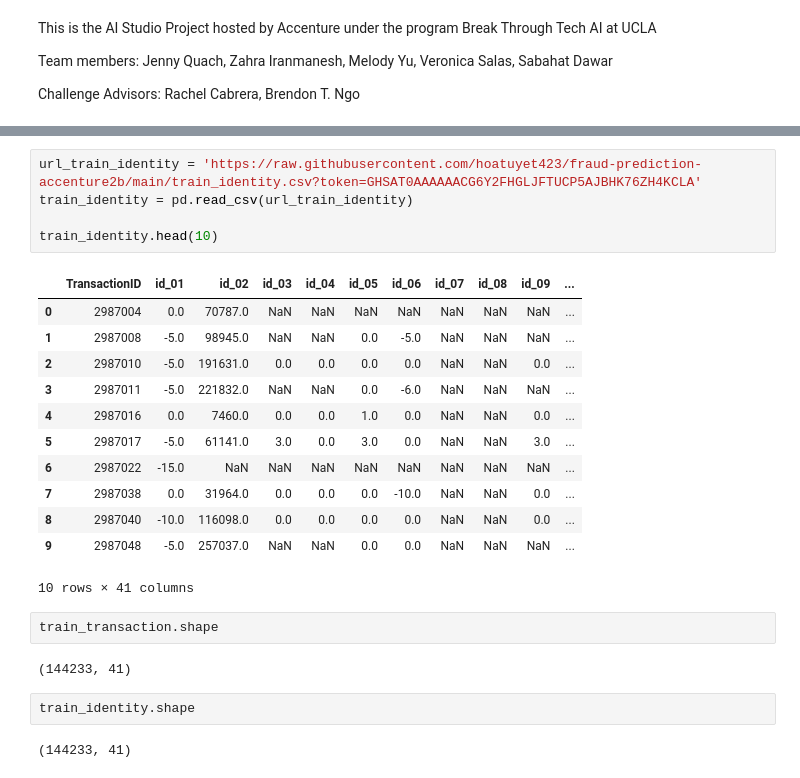
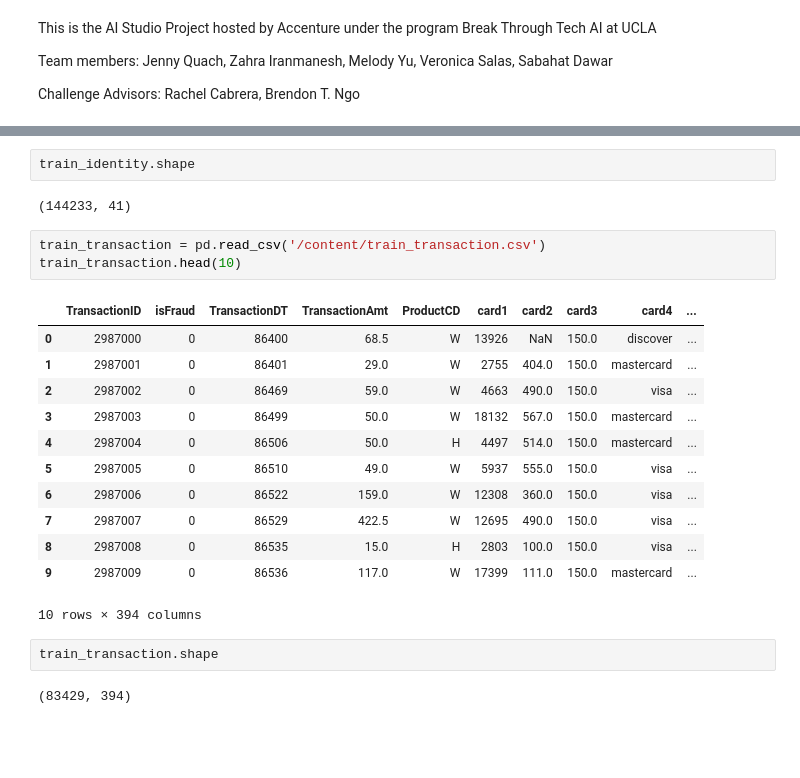
Before and after one commit to hoatuyet423/fraud-prediction-accenture2b, a Jupyter notebook: fraud_prediction_accenture2b.ipynb, the cells around one changed output, grey strips where cells are left out. Cells and saved outputs as stored; diff of their text form; blank space fills up the shorter version.

```diff
--- a/fraud_prediction_accenture2b.ipynb
+++ b/fraud_prediction_accenture2b.ipynb
@@ -26,29 +42,27 @@ train_transaction.head(10)
 | 8 | 2987040 | -10.0 | 116098.0 | 0.0 | 0.0 | 0.0 | 0.0 | NaN | NaN | 0.0 | ... |
 | 9 | 2987048 | -5.0 | 257037.0 | NaN | NaN | 0.0 | 0.0 | NaN | NaN | NaN | ... |
 10 rows × 41 columns
-# %%
-url_train_identity = 'https://raw.githubusercontent.com/hoatuyet423/fraud-prediction-accenture2b/main/train_identity.csv?token=GHSAT0AAAAAACG6Y2FHGLJFTUCP5AJBHK76ZH4KCLA'
-train_identity = pd.read_csv(url_train_identity)
-
-train_identity.head(10)
-# %% [output]
-|  | TransactionID | id_01 | id_02 | id_03 | id_04 | id_05 | id_06 | id_07 | id_08 | id_09 | ... |
-| 0 | 2987004 | 0.0 | 70787.0 | NaN | NaN | NaN | NaN | NaN | NaN | NaN | ... |
-| 1 | 2987008 | -5.0 | 98945.0 | NaN | NaN | 0.0 | -5.0 | NaN | NaN | NaN | ... |
-| 2 | 2987010 | -5.0 | 191631.0 | 0.0 | 0.0 | 0.0 | 0.0 | NaN | NaN | 0.0 | ... |
-| 3 | 2987011 | -5.0 | 221832.0 | NaN | NaN | 0.0 | -6.0 | NaN | NaN | NaN | ... |
-| 4 | 2987016 | 0.0 | 7460.0 | 0.0 | 0.0 | 1.0 | 0.0 | NaN | NaN | 0.0 | ... |
-| 5 | 2987017 | -5.0 | 61141.0 | 3.0 | 0.0 | 3.0 | 0.0 | NaN | NaN | 3.0 | ... |
-| 6 | 2987022 | -15.0 | NaN | NaN | NaN | NaN | NaN | NaN | NaN | NaN | ... |
-| 7 | 2987038 | 0.0 | 31964.0 | 0.0 | 0.0 | 0.0 | -10.0 | NaN | NaN | 0.0 | ... |
-| 8 | 2987040 | -10.0 | 116098.0 | 0.0 | 0.0 | 0.0 | 0.0 | NaN | NaN | 0.0 | ... |
-| 9 | 2987048 | -5.0 | 257037.0 | NaN | NaN | 0.0 | 0.0 | NaN | NaN | NaN | ... |
-10 rows × 41 columns
+# %%
+train_identity.shape
+# %% [output]
+(144233, 41)
+# %%
+train_transaction = pd.read_csv('/content/train_transaction.csv')
+train_transaction.head(10)
+# %% [output]
+|  | TransactionID | isFraud | TransactionDT | TransactionAmt | ProductCD | card1 | card2 | card3 | card4 | ... |
+| 0 | 2987000 | 0 | 86400 | 68.5 | W | 13926 | NaN | 150.0 | discover | ... |
+| 1 | 2987001 | 0 | 86401 | 29.0 | W | 2755 | 404.0 | 150.0 | mastercard | ... |
+| 2 | 2987002 | 0 | 86469 | 59.0 | W | 4663 | 490.0 | 150.0 | visa | ... |
+| 3 | 2987003 | 0 | 86499 | 50.0 | W | 18132 | 567.0 | 150.0 | mastercard | ... |
+| 4 | 2987004 | 0 | 86506 | 50.0 | H | 4497 | 514.0 | 150.0 | mastercard | ... |
+| 5 | 2987005 | 0 | 86510 | 49.0 | W | 5937 | 555.0 | 150.0 | visa | ... |
+| 6 | 2987006 | 0 | 86522 | 159.0 | W | 12308 | 360.0 | 150.0 | visa | ... |
+| 7 | 2987007 | 0 | 86529 | 422.5 | W | 12695 | 490.0 | 150.0 | visa | ... |
+| 8 | 2987008 | 0 | 86535 | 15.0 | H | 2803 | 100.0 | 150.0 | visa | ... |
+| 9 | 2987009 | 0 | 86536 | 117.0 | W | 17399 | 111.0 | 150.0 | mastercard | ... |
+10 rows × 394 columns
 # %%
 train_transaction.shape
 # %% [output]
-(144233, 41)
+(83429, 394)
-# %%
-train_identity.shape
-# %% [output]
-(144233, 41)
```
Also changed, not shown: parts of 5 cells of this notebook.
